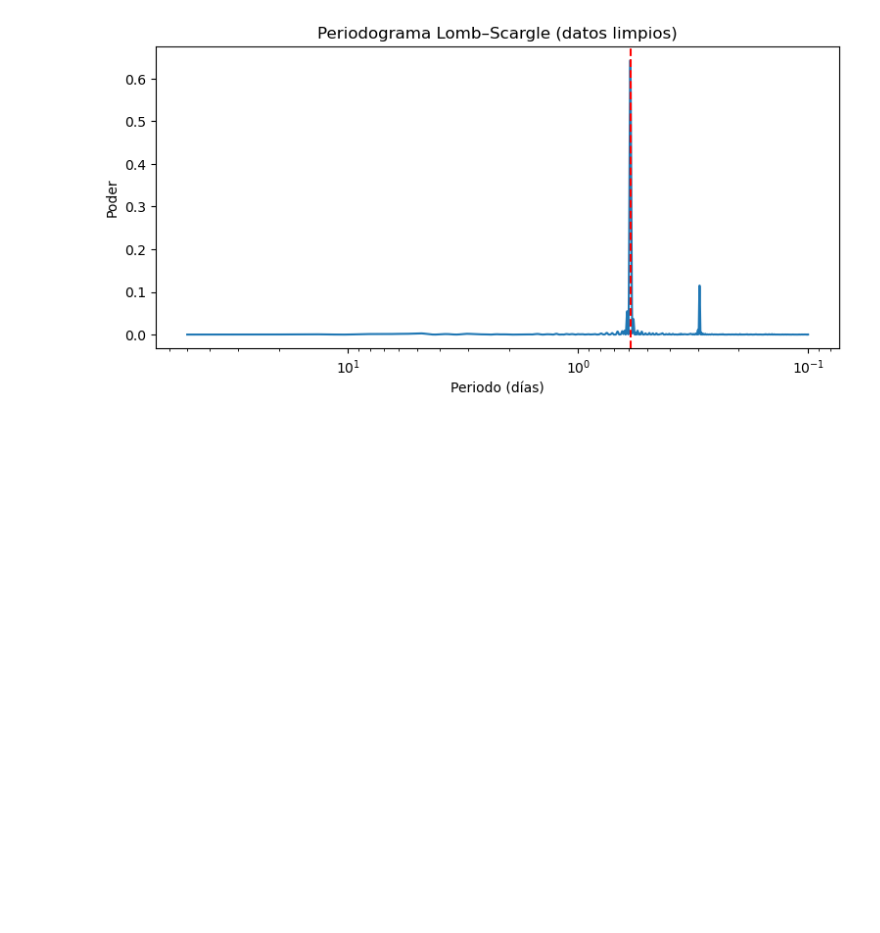
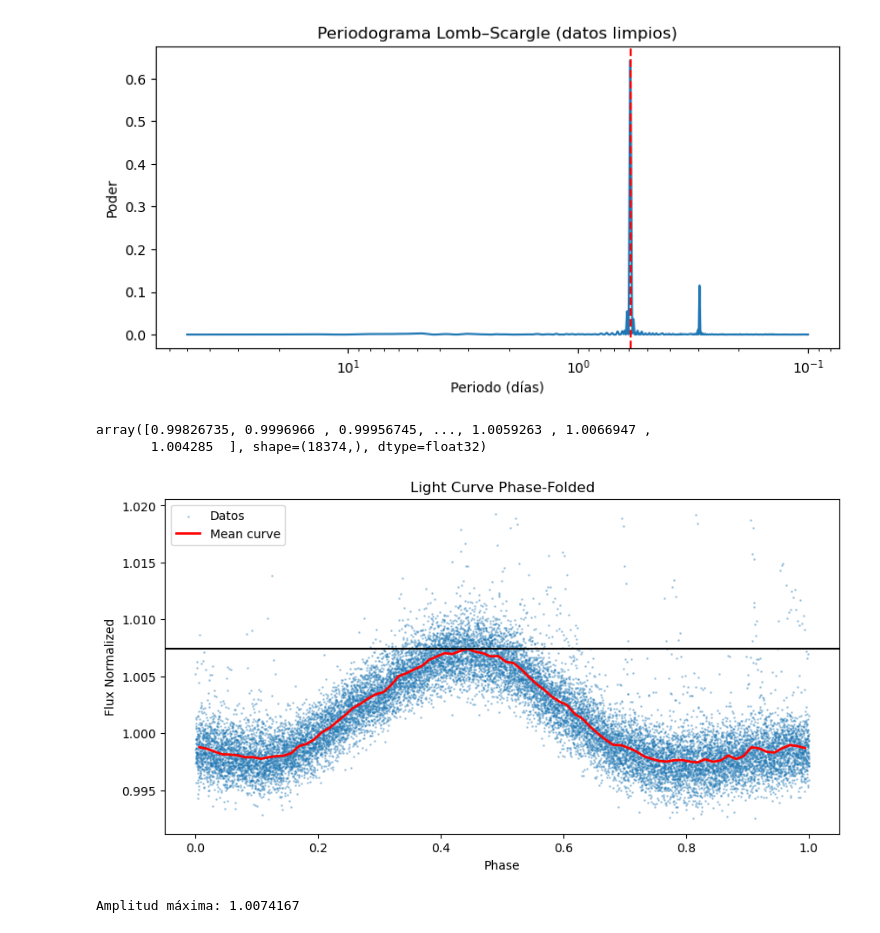
Before and after one commit to Ruben94astro/Tesis, a Jupyter notebook: Light_curves.ipynb, the cells around one changed output. Drawn from its saved outputs; the diff is of its cells as text; code cells hidden in the pictures; blank space fills up the shorter version.

```diff
--- a/Light_curves.ipynb
+++ b/Light_curves.ipynb
@@ -234,3 +234,53 @@ plt.show()
 Periodo mejor estimado: 0.5925078377893138 días
 FAP: 0.0
 [figure]
+# %%
+flux_norm = flux_no_outliers/ np.median(flux_no_outliers)
+flux_norm
+# %% [output]
+array([0.99826735, 0.9996966 , 0.99956745, ..., 1.0059263 , 1.0066947 ,
+       1.004285  ], shape=(18374,), dtype=float32)
+# %%
+# 1) Phase
+phase = (time_no_outliers / best_period) % 1
+
+# 2) Ordenar
+order = np.argsort(phase)
+phase_sorted = phase[order]
+flux_sorted  = flux_norm[order]
+#flux_sorted  = flux_no_outliers[order]
+
+# 3) Binning
+Nbins =80
+bins = np.linspace(0, 1, Nbins+1)
+bin_idx = np.digitize(phase_sorted, bins)
+
+phase_mean = []
+flux_mean = []
+
+for i in range(1, Nbins+1):
+    mask = bin_idx == i
+    if np.sum(mask) > 0:
+        phase_mean.append(np.mean(phase_sorted[mask]))
+        flux_mean.append(np.mean(flux_sorted[mask]))
+
+phase_mean = np.array(phase_mean)
+flux_mean  = np.array(flux_mean)
+max_amplitude = np.max(flux_mean)
+# 4) Plot
+plt.figure(figsize=(10,5))
+plt.scatter(phase_sorted, flux_sorted, s=1, alpha=0.3, label="Datos")
+plt.plot(phase_mean, flux_mean, color="red", lw=2, label="Mean curve")
+plt.axhline(max_amplitude, color="k")
+plt.xlabel("Phase")
+plt.ylabel("Flux Normalized")
+plt.title("Light Curve Phase-Folded")
+plt.legend()
+plt.show()
+
+# 5) Amplitud
+
+print("Amplitud máxima:", max_amplitude)
+# %% [output]
+[figure, added]
+Amplitud máxima: 1.0074167
```
Also changed, not shown: parts of 1 cell of this notebook.
